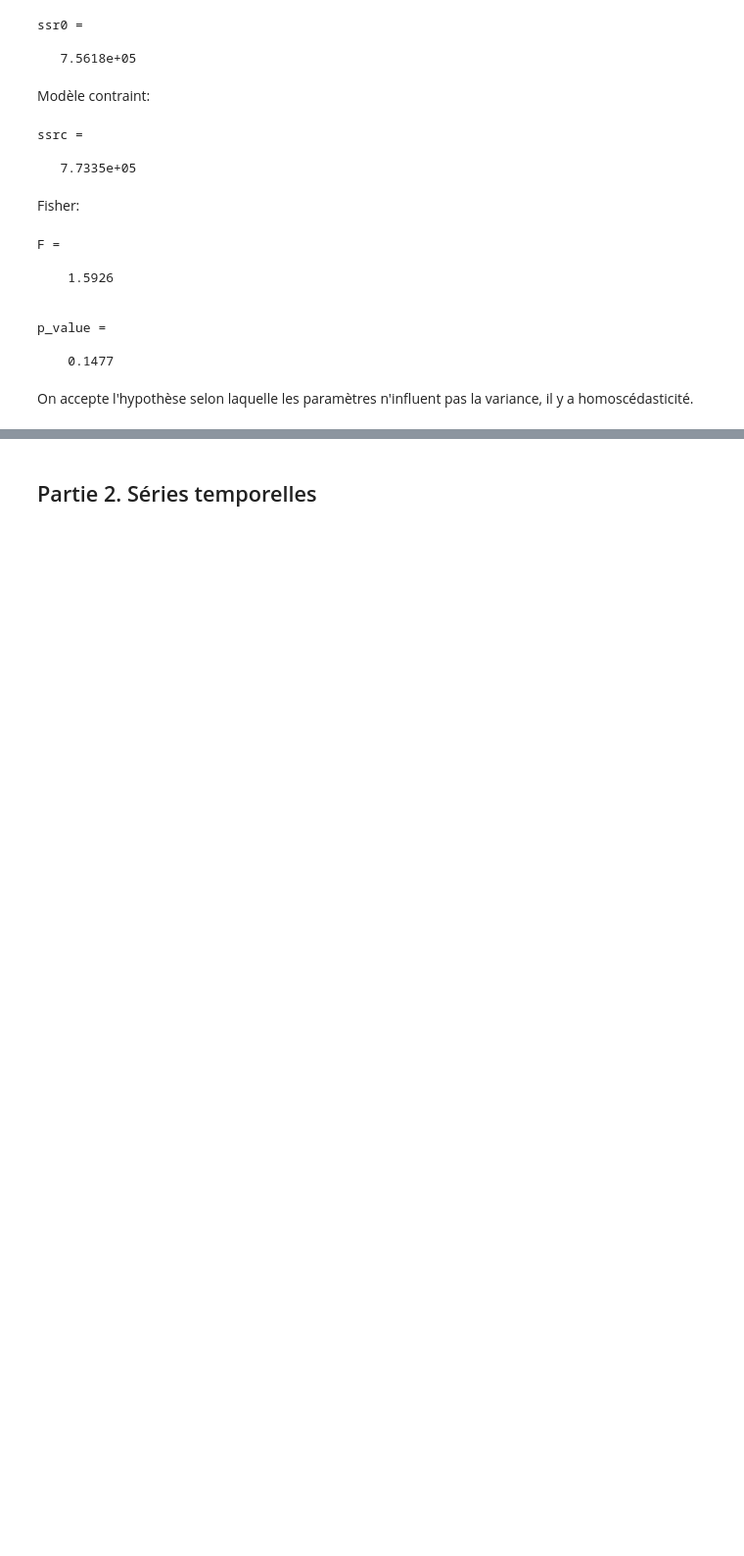
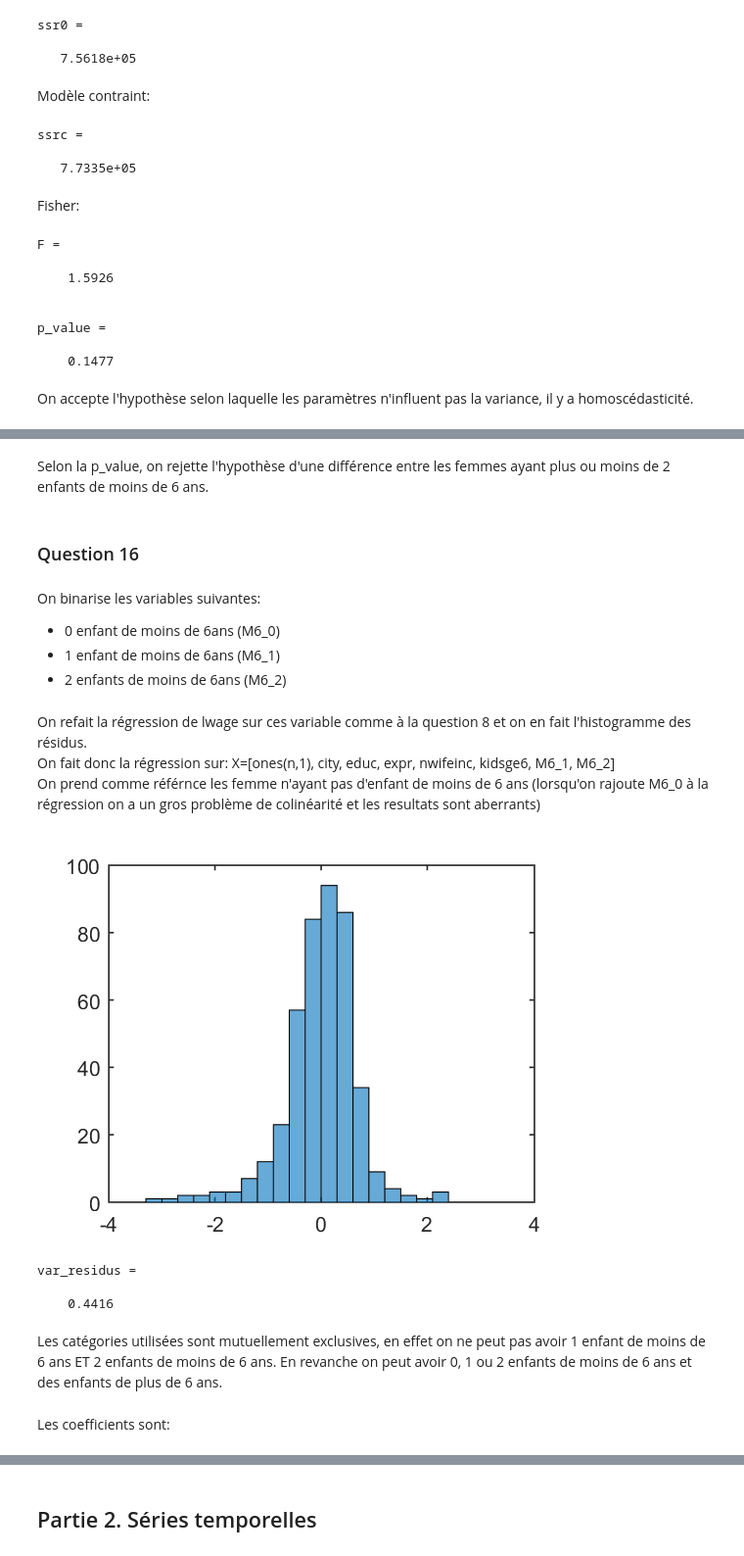
Before and after one commit to Juliette-Soler/Project-SIM207b, a Jupyter notebook: Projet.ipynb, the cells around one changed output, grey strips where cells are left out. Shown: that part at 98% size. Drawn from its saved outputs; the diff is of its cells as text; code cells hidden in the pictures; blank space fills up the shorter version.

```diff
--- a/Projet.ipynb
+++ b/Projet.ipynb
@@ -557,7 +557,7 @@ ssrc =
 # %% [markdown]
 Fisher:
 # %%
-F = ((ssrc - ssr0)/q)/(ssr0/(n-k))
+F = ((ssrc - ssr0)/6)/(ssr0/(421))
 %on utilise fdis_prb(F, nbcontraintes, n-k), pour trouver la p-value
 p_value = fdis_prb(F,6,421)
 # %% [output]
@@ -579,0 +705,59 @@ t = delta./std
+# %% [markdown]
+Selon la p_value, on rejette l'hypothèse d'une différence entre les femmes ayant plus ou moins de 2 enfants de moins de 6 ans.
+# %% [markdown]
+### Question 16
+# %% [markdown]
+On binarise les variables suivantes:<br>
+ - 0 enfant de moins de 6ans (M6_0)<br>
+ - 1 enfant de moins de 6ans (M6_1)<br>
+ - 2 enfants de moins de 6ans (M6_2)<br>
+# %%
+M6_0 = ones(n,1);
+M6_1 = ones(n,1);
+M6_2 = ones(n,1);
+
+for k=1:n
+
+    if kidslt6(k) == 0
+        M6_0(k) = 1;
+        M6_1(k) = 0;
+        M6_2(k) = 0;
+
+    elseif kidslt6(k) == 1
+        M6_0(k) = 0;
+        M6_1(k) = 1;
+        M6_2(k) = 0;
+
+    else
+        M6_0(k) = 0;
+        M6_1(k) = 0;
+        M6_2(k) = 1;
+
+    end
+
+end
+# %% [markdown]
+On refait la régression de lwage sur ces variable comme à la question 8 et on en fait l'histogramme des résidus. <br>
+On fait donc la régression sur:
+X=[ones(n,1), city, educ, expr, nwifeinc, kidsge6, M6_1, M6_2]<br>
+On prend comme référnce les femme n'ayant pas d'enfant de moins de 6 ans (lorsqu'on rajoute M6_0 à la régression on a un gros problème de colinéarité et les resultats sont aberrants)
+# %%
+y=lwage;
+[n,K] = size(S);
+X=[ones(n,1), city, educ, expr, nwifeinc, kidsge6, M6_1, M6_2];
+
+beta=inv(X'*X)*X'*y;
+u=y-X*beta;
+
+histogram(u)
+var_residus = var(u)
+# %% [output]
+[figure, added]
+var_residus =
+
+    0.4416
+# %% [markdown]
+Les catégories utilisées sont mutuellement exclusives, en effet on ne peut pas avoir 1 enfant de moins de 6 ans ET 2 enfants de moins de 6 ans.
+En revanche on peut avoir 0, 1 ou 2 enfants de moins de 6 ans et des enfants de plus de 6 ans.
+# %% [markdown]
+Les coefficients sont:
```
Also changed, not shown: parts of 27 cells of this notebook.
